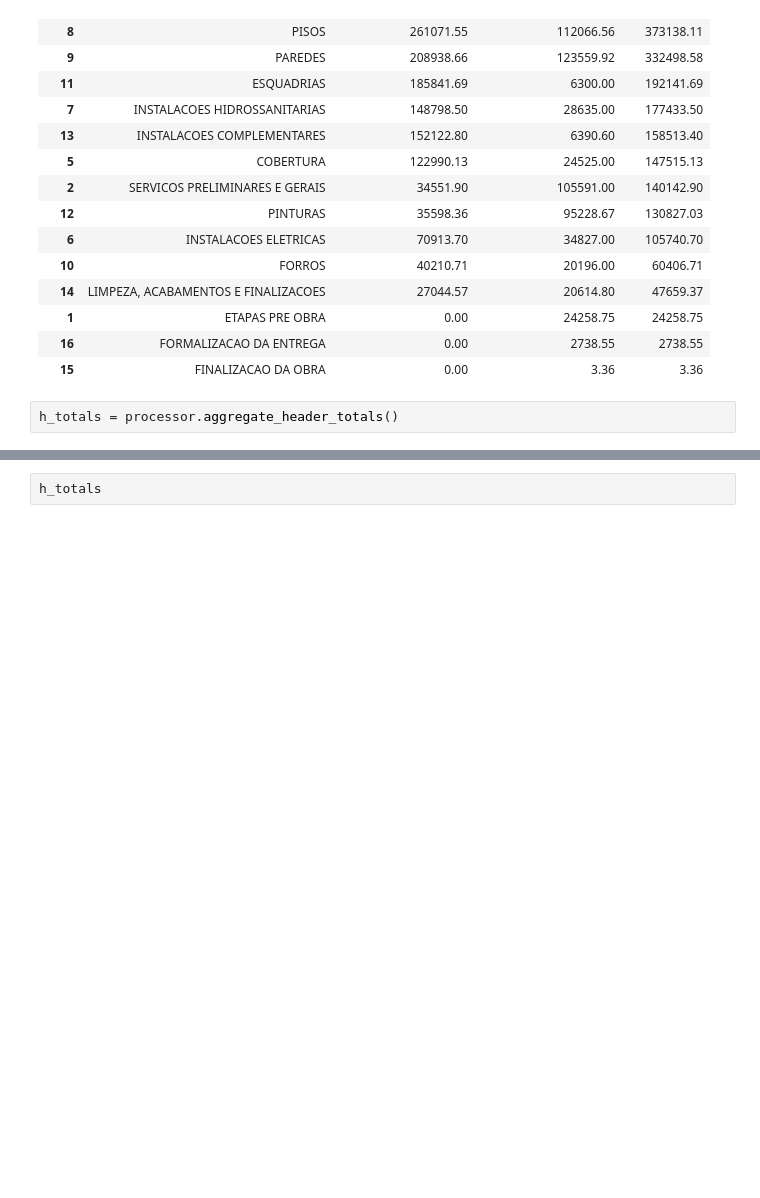
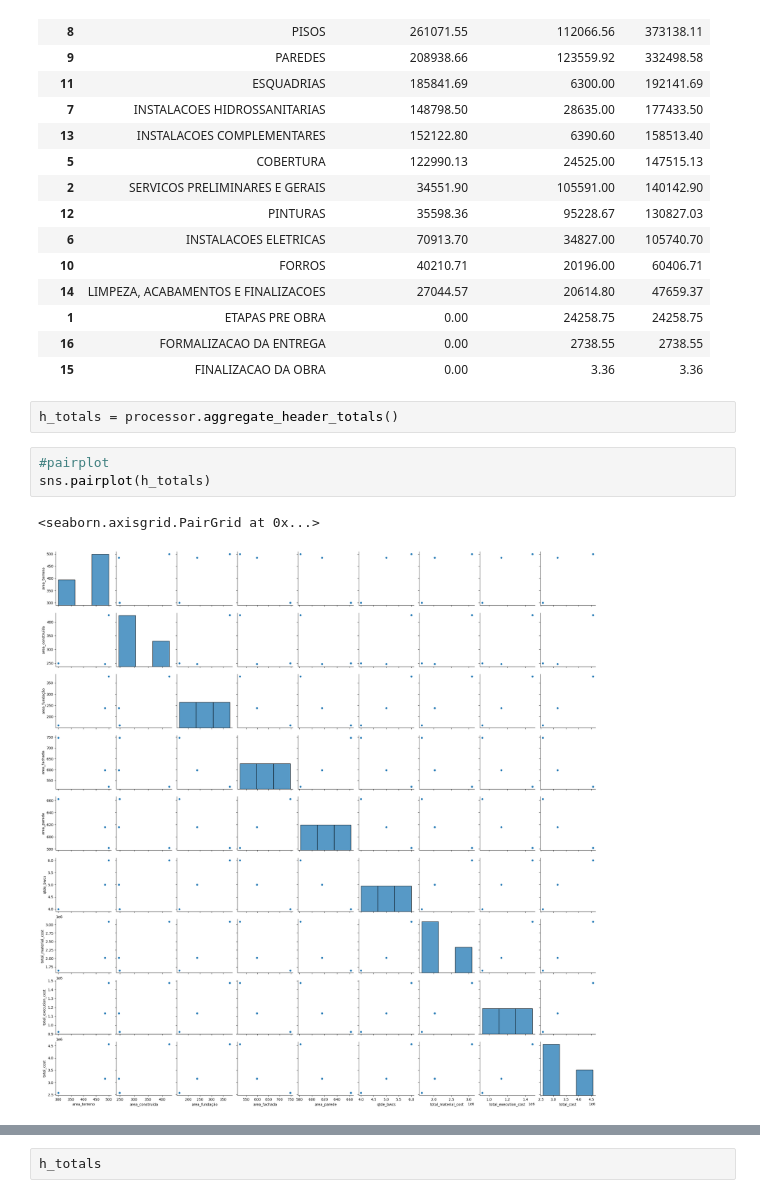
Before and after one commit to vector-b/makasi-data, a Jupyter notebook: _initial_eda.ipynb, the cells around one changed output, grey strips where cells are left out. Saved outputs shown, nothing was run; the diff lists cells and outputs as text; blank space fills up the shorter version.

```diff
--- a/_initial_eda.ipynb
+++ b/_initial_eda.ipynb
@@ -114,6 +111,12 @@ loader._grouping_item_totals(budget_pj1).sort_values('Preço (Total)', ascending
 | 15 | FINALIZACAO DA OBRA | 0.00 | 3.36 | 3.36 |
 # %%
 h_totals = processor.aggregate_header_totals()
+# %%
+#pairplot
+sns.pairplot(h_totals)
+# %% [output]
+<seaborn.axisgrid.PairGrid at 0x...>
+[figure, added]
 # %%
 all_tables = processor._concat_tables(h_totals)
 all_tables
```
Also changed, not shown: parts of 12 cells of this notebook, 4 other files.
